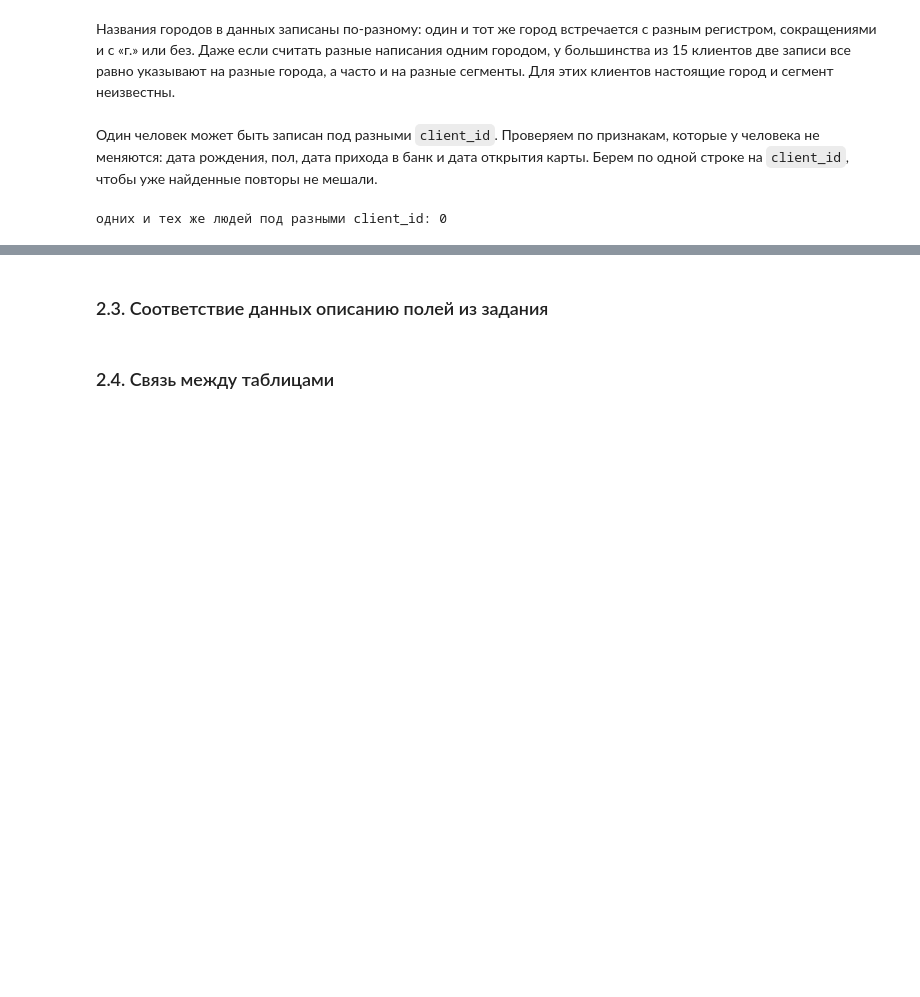
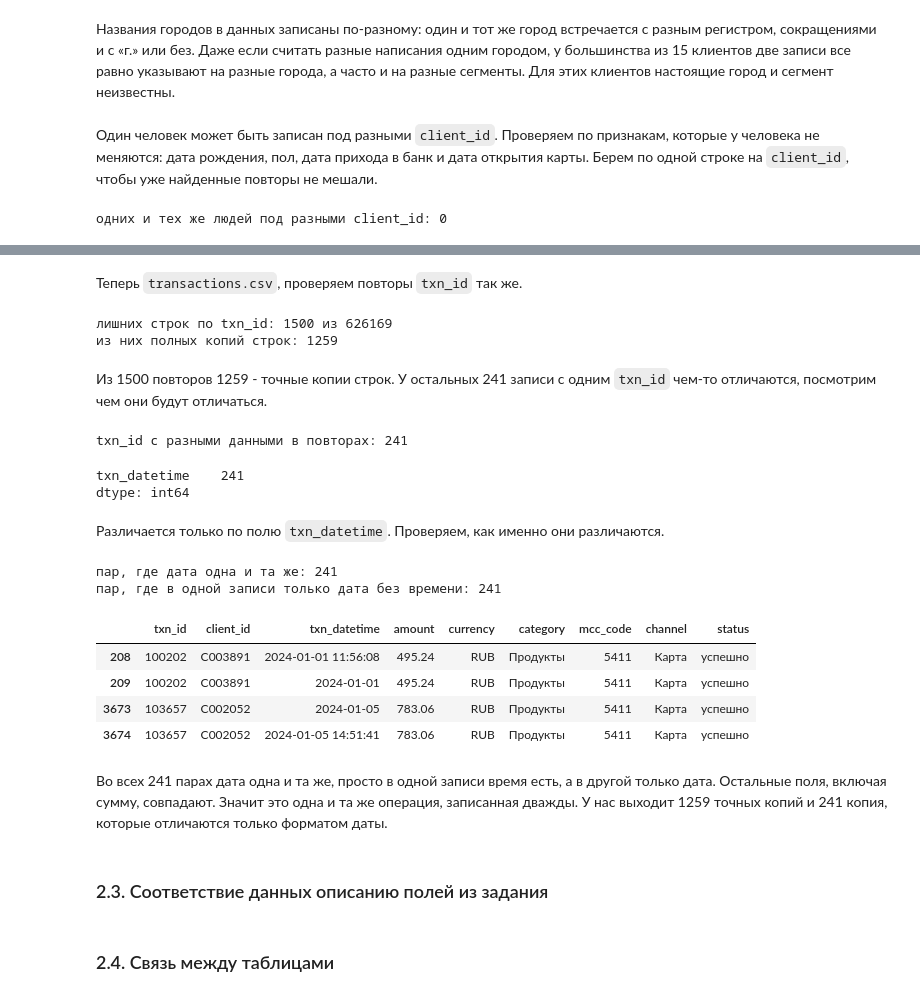
Before and after one commit to sangnchr-s/Gonchar_Alexander_Lab1, a Jupyter notebook: 01_analysis.ipynb, the cells around one changed output, grey strips where cells are left out. Drawn from its saved outputs; the diff is of its cells as text; code cells hidden in the pictures; blank space fills up the shorter version.

Commit message:
check transaction duplicates

```diff
--- a/01_analysis.ipynb
+++ b/01_analysis.ipynb
@@ -241,3 +241,42 @@ print("одних и тех же людей под разными client_id:", o
+# %% [markdown]
+Теперь `transactions.csv`, проверяем повторы `txn_id` так же.
+# %%
+print("лишних строк по txn_id:", txn_raw["txn_id"].duplicated().sum(), "из", len(txn_raw))
+print("из них полных копий строк:", txn_raw.duplicated().sum())
+# %% [output]
+лишних строк по txn_id: 1500 из 626169
+из них полных копий строк: 1259
+# %% [markdown]
+Из 1500 повторов 1259 - точные копии строк. У остальных 241 записи с одним `txn_id` чем-то отличаются, посмотрим чем они будут отличаться.
+# %%
+txn_dup = txn_raw[txn_raw["txn_id"].duplicated(keep=False)]
+txn_dup_unique = txn_dup.drop_duplicates()
+txn_conflict = txn_dup_unique[txn_dup_unique["txn_id"].duplicated(keep=False)]
+print("txn_id с разными данными в повторах:", txn_conflict["txn_id"].nunique())
+
+txn_diff_cols = (txn_conflict.groupby("txn_id").nunique(dropna=False) > 1).sum()
+txn_diff_cols[txn_diff_cols > 0]
+# %% [output]
+txn_id с разными данными в повторах: 241
+txn_datetime    241
+dtype: int64
+# %% [markdown]
+Различается только по полю `txn_datetime`. Проверяем, как именно они различаются.
+# %%
+pairs = txn_conflict.groupby("txn_id")["txn_datetime"]
+print("пар, где дата одна и та же:", (pairs.agg(lambda s: s.str[:10].nunique()) == 1).sum())
+print("пар, где в одной записи только дата без времени:", (pairs.agg(lambda s: s.str.len().min()) == 10).sum())
+txn_conflict.sort_values("txn_id").head(4)
+# %% [output]
+пар, где дата одна и та же: 241
+пар, где в одной записи только дата без времени: 241
+|  | txn_id | client_id | txn_datetime | amount | currency | category | mcc_code | channel | status |
+| 208 | 100202 | C003891 | 2024-01-01 11:56:08 | 495.24 | RUB | Продукты | 5411 | Карта | успешно |
+| 209 | 100202 | C003891 | 2024-01-01 | 495.24 | RUB | Продукты | 5411 | Карта | успешно |
+| 3673 | 103657 | C002052 | 2024-01-05 | 783.06 | RUB | Продукты | 5411 | Карта | успешно |
+| 3674 | 103657 | C002052 | 2024-01-05 14:51:41 | 783.06 | RUB | Продукты | 5411 | Карта | успешно |
+# %% [markdown]
+Во всех 241 парах дата одна и та же, просто в одной записи время есть, а в другой только дата. Остальные поля, включая сумму, совпадают. Значит это одна и та же операция, записанная дважды. У нас выходит 1259 точных копий и 241 копия, которые отличаются только форматом даты.
 # %% [markdown]
 ### 2.3. Соответствие данных описанию полей из задания
 # %% [markdown]
```
Also changed, not shown: parts of 1 cell of this notebook.
